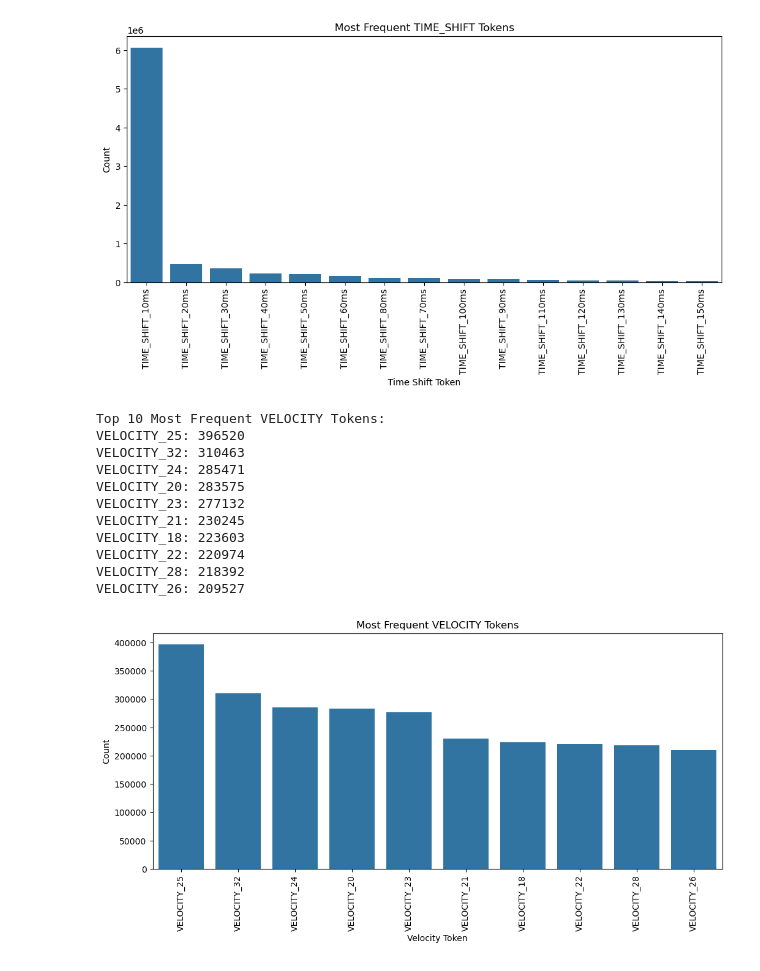
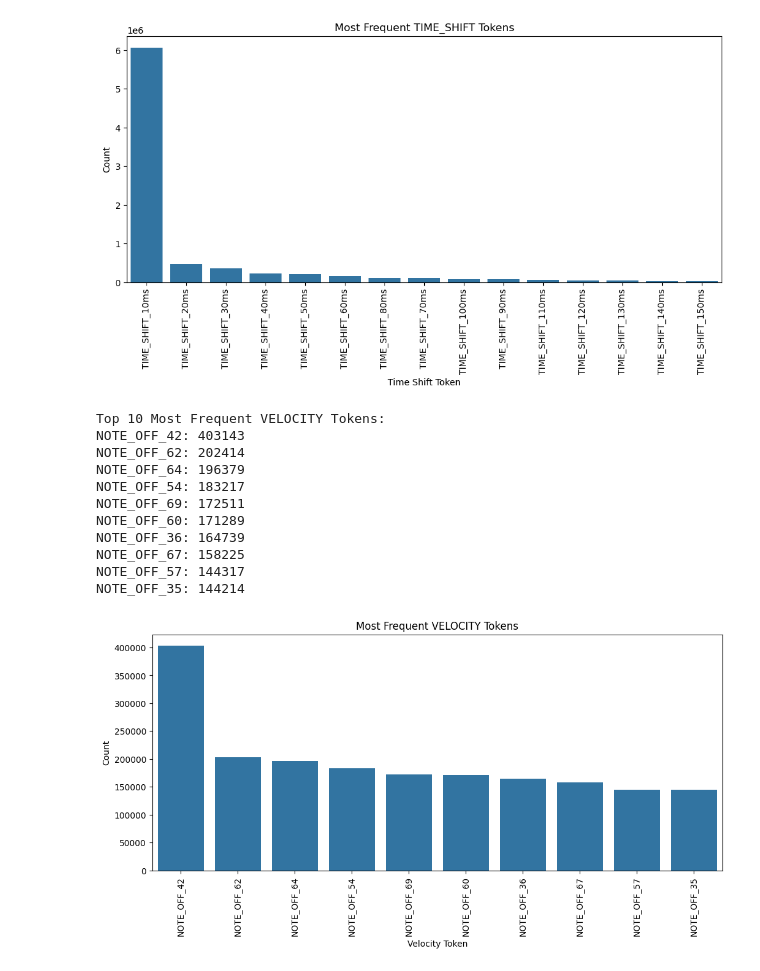
Before and after one commit to jey013ucsd/MusicTransformer, a Jupyter notebook: data_visualization.ipynb, the cells around one changed output. Saved outputs shown, nothing was run; the diff lists cells and outputs as text; code cells hidden in the pictures.

```diff
--- a/data_visualization.ipynb
+++ b/data_visualization.ipynb
@@ -429,7 +303,7 @@ import matplotlib.pyplot as plt
 import seaborn as sns
 
 # Paths
-TRAIN_DATA_PATH = "datasets/tokenized/train"
+TRAIN_DATA_PATH = "datasets/tokenized/val"
 VOCAB_PATH = "datasets/vocab/basic_vocab.json"
 
 # Load vocabulary
@@ -572,35 +466,35 @@ TIME_SHIFT_150ms: 30038
 [figure]
 # %%
 # Extract all VELOCITY tokens
-velocity_tokens = [id_to_token[token] for token in all_tokens if "VELOCITY" in id_to_token[token]]
+velocity_tokens = [id_to_token[token] for token in all_tokens if "NOTE_OFF" in id_to_token[token]]
 
 # Count occurrences
 velocity_counts = Counter(velocity_tokens)
 sorted_velocities = sorted(velocity_counts.items(), key=lambda x: x[1], reverse=True)
 
 # Display top 10 velocities
 print("Top 10 Most Frequent VELOCITY Tokens:")
 for vel, count in sorted_velocities[:10]:
     print(f"{vel}: {count}")
 
 # Plot velocity distribution
 plt.figure(figsize=(12, 5))
 sns.barplot(x=[t[0] for t in sorted_velocities[:10]], y=[t[1] for t in sorted_velocities[:10]])
 plt.xticks(rotation=90)
 plt.xlabel("Velocity Token")
 plt.ylabel("Count")
 plt.title("Most Frequent VELOCITY Tokens")
 plt.show()
 # %% [output]
 Top 10 Most Frequent VELOCITY Tokens:
-VELOCITY_25: 396520
-VELOCITY_32: 310463
-VELOCITY_24: 285471
-VELOCITY_20: 283575
-VELOCITY_23: 277132
-VELOCITY_21: 230245
-VELOCITY_18: 223603
-VELOCITY_22: 220974
-VELOCITY_28: 218392
-VELOCITY_26: 209527
+NOTE_OFF_42: 403143
+NOTE_OFF_62: 202414
+NOTE_OFF_64: 196379
+NOTE_OFF_54: 183217
+NOTE_OFF_69: 172511
+NOTE_OFF_60: 171289
+NOTE_OFF_36: 164739
+NOTE_OFF_67: 158225
+NOTE_OFF_57: 144317
+NOTE_OFF_35: 144214
-[figure, old version]
+[figure, new version]
```
Also changed, not shown: parts of 9 cells of this notebook, 7 other files.
